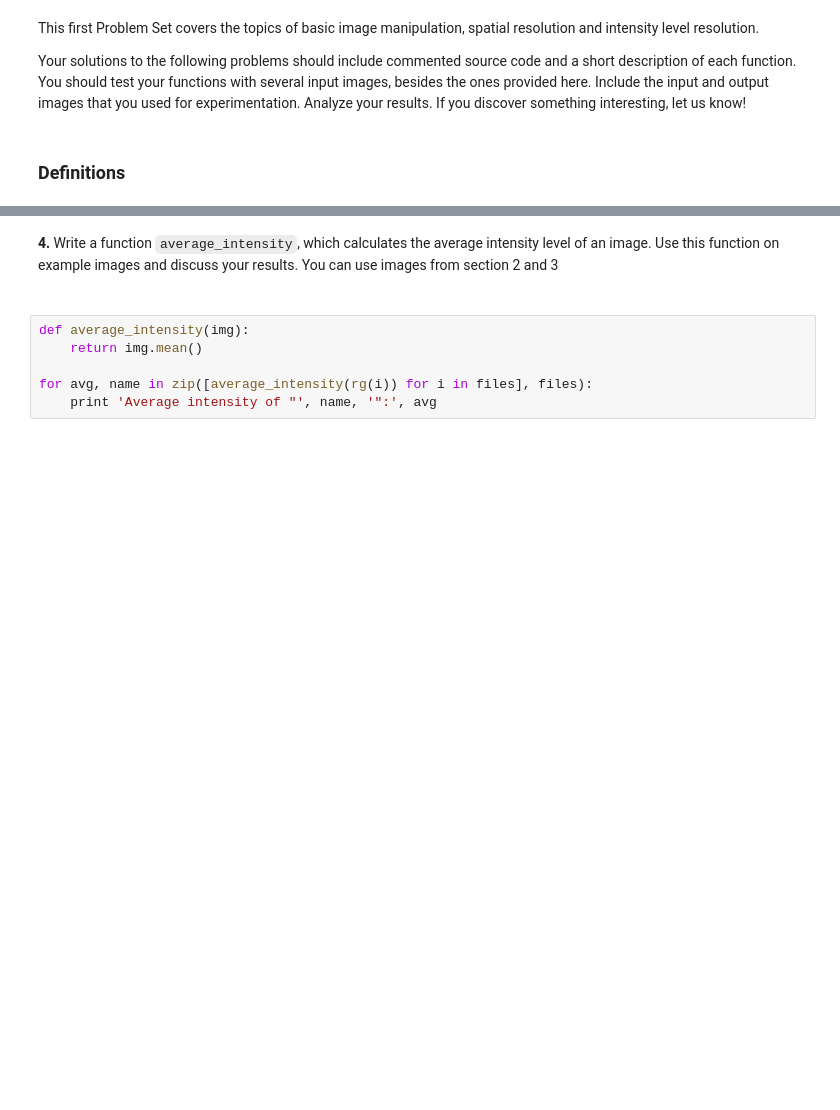
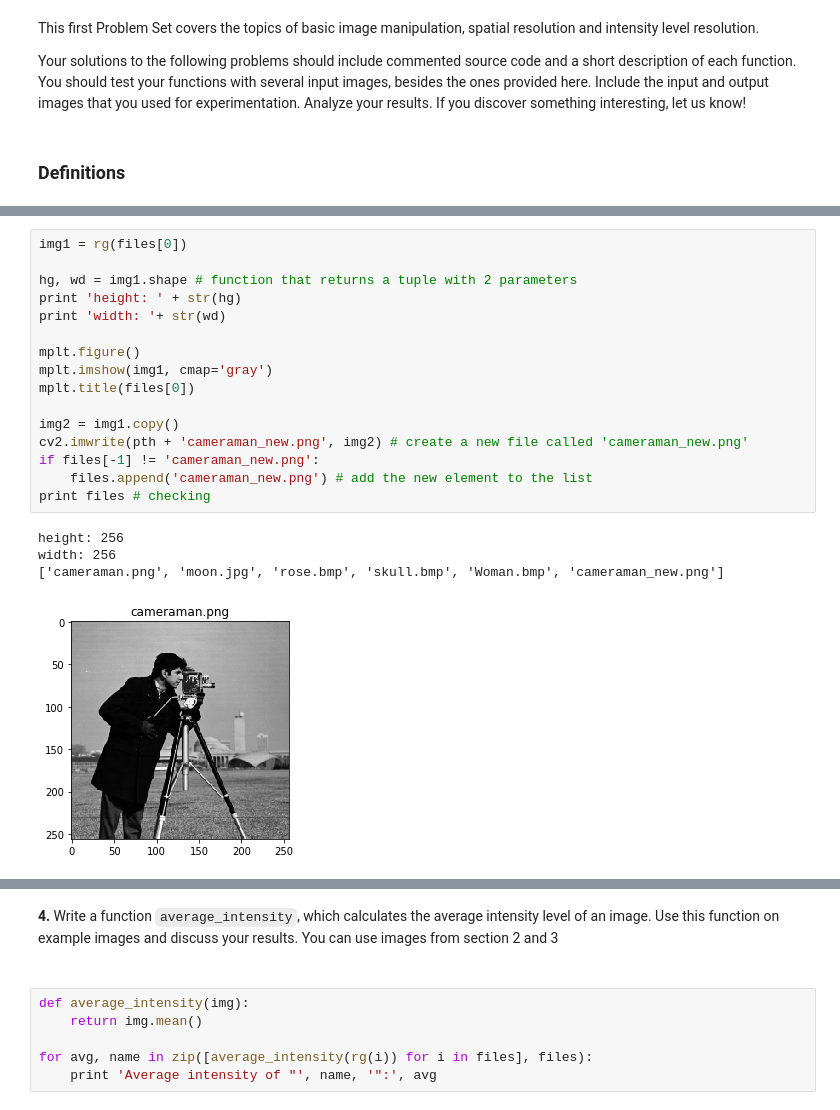
Before and after one commit to karolaya/PDI, a Jupyter notebook: PS-01/problem_set_1.ipynb, the cells around one changed output, grey strips where cells are left out. Drawn from its saved outputs; the diff is of its cells as text; blank space fills up the shorter version.

```diff
--- a/PS-01/problem_set_1.ipynb
+++ b/PS-01/problem_set_1.ipynb
@@ -38,3 +38,24 @@ def rg(img_path):
+# %%
+img1 = rg(files[0])
+
+hg, wd = img1.shape # function that returns a tuple with 2 parameters
+print 'height: ' + str(hg)
+print 'width: '+ str(wd)
+
+mplt.figure()
+mplt.imshow(img1, cmap='gray')
+mplt.title(files[0])
+
+img2 = img1.copy()
+cv2.imwrite(pth + 'cameraman_new.png', img2) # create a new file called 'cameraman_new.png'
+if files[-1] != 'cameraman_new.png':
+    files.append('cameraman_new.png') # add the new element to the list
+print files # checking
+# %% [output]
+height: 256
+width: 256
+['cameraman.png', 'moon.jpg', 'rose.bmp', 'skull.bmp', 'Woman.bmp', 'cameraman_new.png']
+[figure, added]
 # %% [markdown]
 <b>2. </b>Write a function <code>flip_image</code>, which flips an image either vertically or horizontally. The function should take two input parameters: the matrix storing the image data and a flag to indicate whether the image should be flipped vertically or horizontally. Use this function to flip an example image both vertically and horizontally. <b>Tip:</b> You can use numpy array indexing or OpenCV's <a href="http://docs.opencv.org/modules/core/doc/operations_on_arrays.html#flip">flip</a> function to solve this problem. <br /> <br />
 
```
Also changed, not shown: parts of 2 cells of this notebook, 1 other file.
